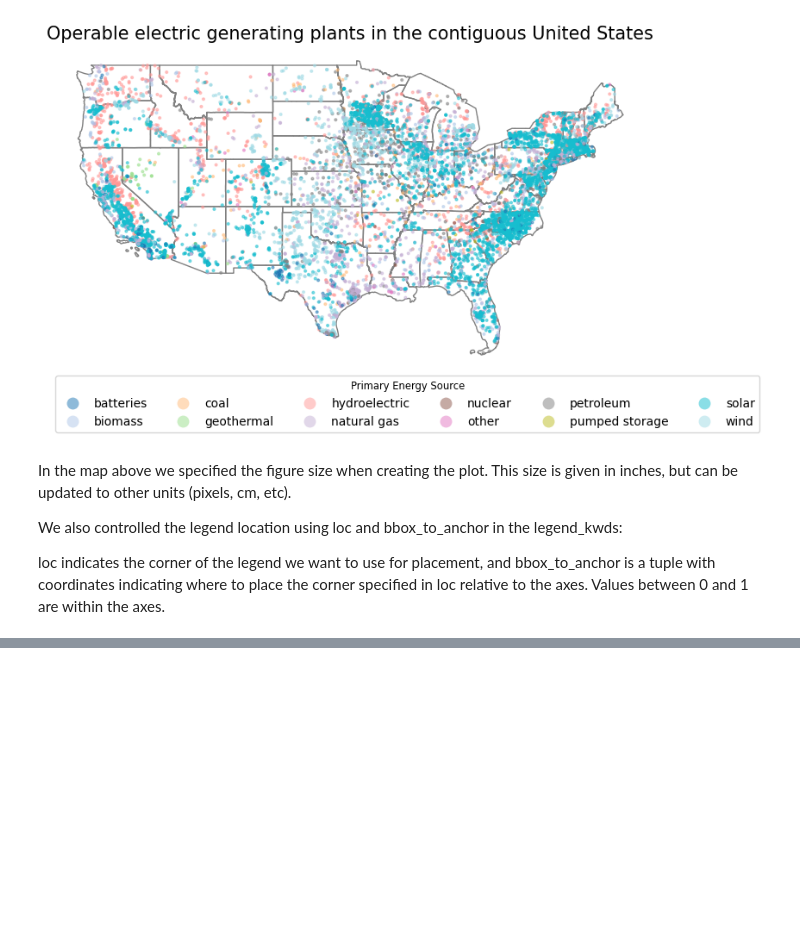
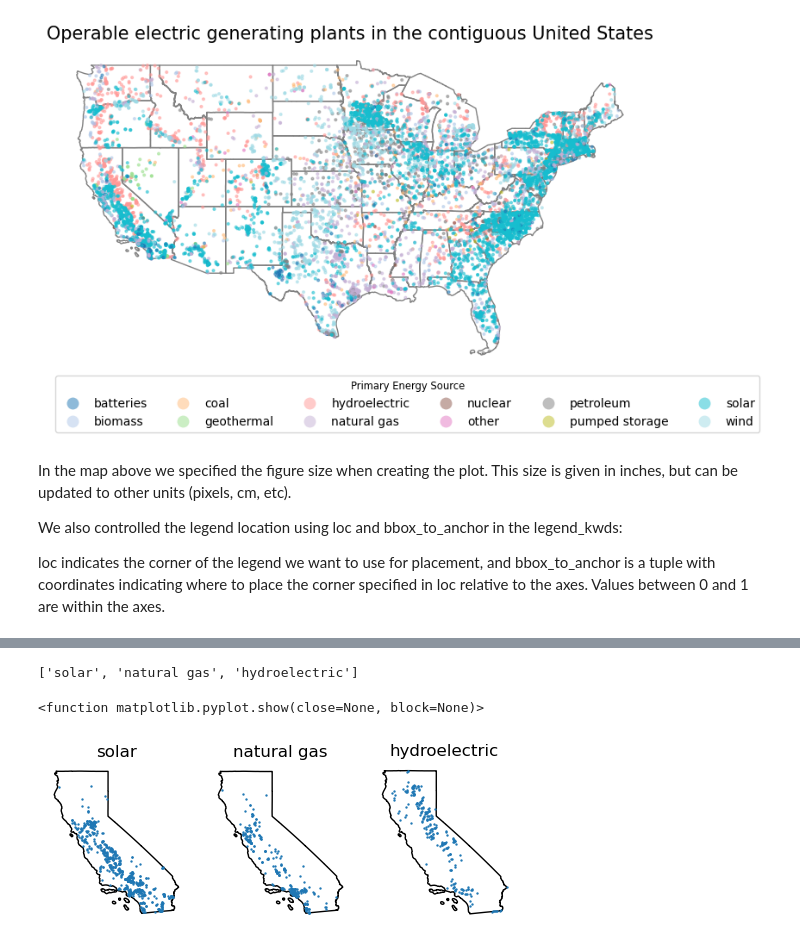
Before and after one commit to llumj/eds220-2024-in-class, a Jupyter notebook: week5-csv.ipynb, the cells around one changed output, grey strips where cells are left out. Cells and saved outputs as stored; diff of their text form; code cells hidden in the pictures; blank space fills up the shorter version.

```diff
--- a/week5-csv.ipynb
+++ b/week5-csv.ipynb
@@ -297,0 +357,6 @@ bbox_to_anchor is a tuple with coordinates indicating where to place the corner
+# %%
+power_plants.columns
+
+ca_power_plants = power_plants[power_plants.state == 'California']
+
+ca_power_plants.head
@@ -297,0 +381,6 @@ bbox_to_anchor is a tuple with coordinates indicating where to place the corner
+# %%
+top_sources = ca_power_plants.primsource.value_counts().head(3).index.to_list()
+
+top_sources
+# %% [output]
+['solar', 'natural gas', 'hydroelectric']
@@ -297,0 +389,22 @@ bbox_to_anchor is a tuple with coordinates indicating where to place the corner
+# %%
+fig, axes = plt.subplots(nrows=1, ncols=3, figsize=(6, 3))
+
+top_sources = ca_power_plants.primsource.value_counts().head(3).index.to_list()
+
+ca_boundary = states[states.name == 'California']
+
+ca_power_plants = power_plants[power_plants.state == 'California']
+
+for ax, source in zip(axes, top_sources):
+    ca_boundary.plot(ax=ax,
+                    color='none')
+    subset = ca_power_plants[ca_power_plants.primsource == source]
+    subset.plot(ax=ax,
+               markersize = .5)
+    ax.set_title(source)
+    ax.axis('off')
+
+plt.show
+# %% [output]
+<function matplotlib.pyplot.show(close=None, block=None)>
+[figure, added]
```
Also changed, not shown: parts of 21 cells of this notebook.
